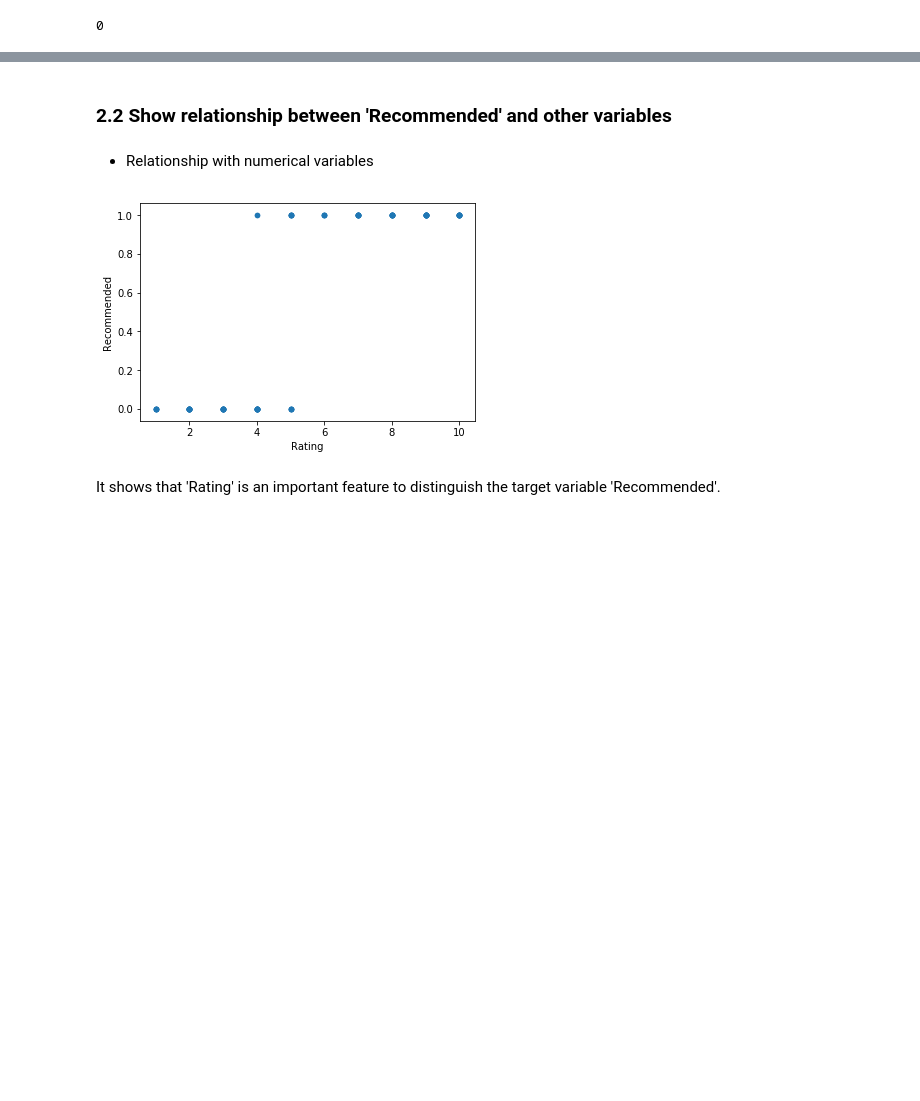
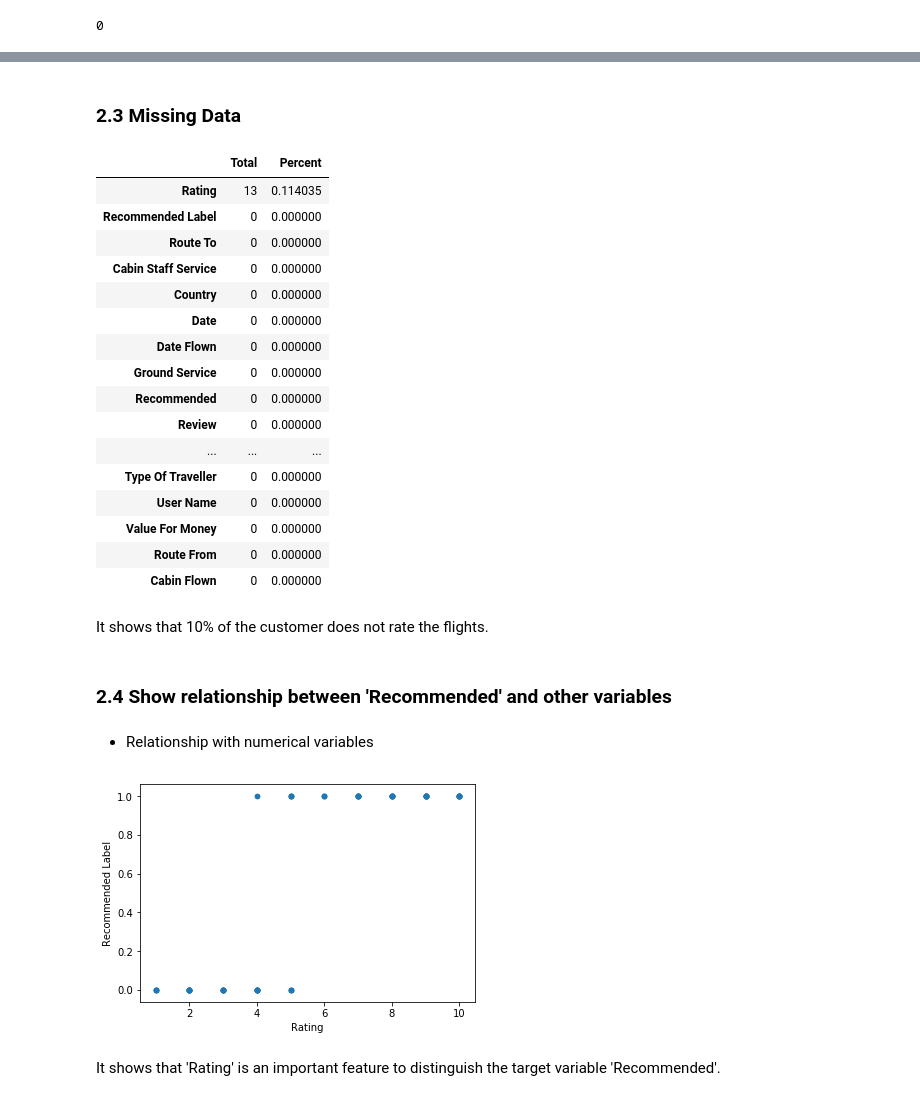
Before and after one commit to ck-unifr/german-wings-airline-challenge, a Jupyter notebook: german-wings-review.ipynb, the cells around one changed output, grey strips where cells are left out. Cells and saved outputs as stored; diff of their text form; code cells hidden in the pictures; blank space fills up the shorter version.

```diff
--- a/german-wings-review.ipynb
+++ b/german-wings-review.ipynb
@@ -304,5 +316,33 @@ df_review[df_review['Recommended'] == 0].shape
+# %% [markdown]
+### 2.3 Missing Data
+# %%
+total = df_review.isnull().sum().sort_values(ascending=False)
+percent = (df_review.isnull().sum()/df_review.count()).sort_values(ascending=False)
+missing_data = pd.concat([total, percent], axis=1, keys=['Total', 'Percent'])
+# missing_data.head(20)
+missing_data
+# %% [output]
+|  | Total | Percent |
+| Rating | 13 | 0.114035 |
+| Recommended Label | 0 | 0.000000 |
+| Route To | 0 | 0.000000 |
+| Cabin Staff Service | 0 | 0.000000 |
+| Country | 0 | 0.000000 |
+| Date | 0 | 0.000000 |
+| Date Flown | 0 | 0.000000 |
+| Ground Service | 0 | 0.000000 |
+| Recommended | 0 | 0.000000 |
+| Review | 0 | 0.000000 |
+| ... | ... | ... |
+| Type Of Traveller | 0 | 0.000000 |
+| User Name | 0 | 0.000000 |
+| Value For Money | 0 | 0.000000 |
+| Route From | 0 | 0.000000 |
+| Cabin Flown | 0 | 0.000000 |
+# %% [markdown]
+It shows that 10% of the customer does not rate the flights.
 # %% [markdown]
-### 2.2 Show relationship between 'Recommended' and other variables
+### 2.4 Show relationship between 'Recommended' and other variables
 # %% [markdown]
 - Relationship with numerical variables
 # %%
@@ -313,9 +353,9 @@ def show_relation_numerical(df, var, target):
 num_vars = ['Rating']
 
 for num_var in num_vars:
-    show_relation_numerical(df_review, num_var, 'Recommended')
+    show_relation_numerical(df_review, num_var, 'Recommended Label')
 # %% [output]
-[figure, old version]
+[figure, new version]
 # %% [markdown]
 It shows that 'Rating' is an important feature to distinguish the target variable 'Recommended'.
 # %% [markdown]
```
Also changed, not shown: parts of 21 cells of this notebook.
